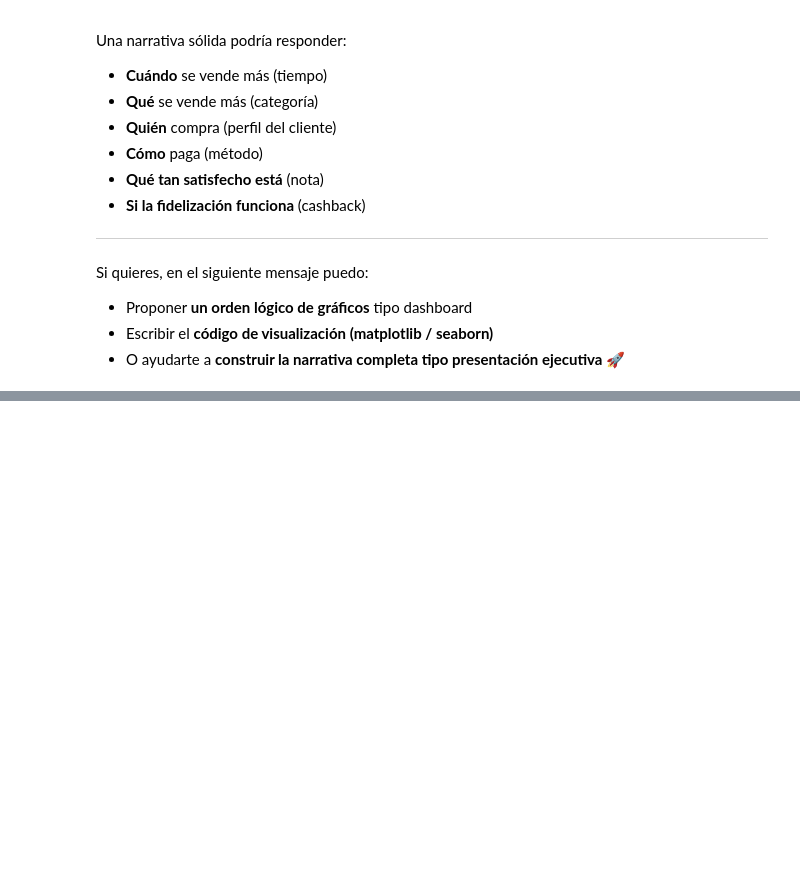
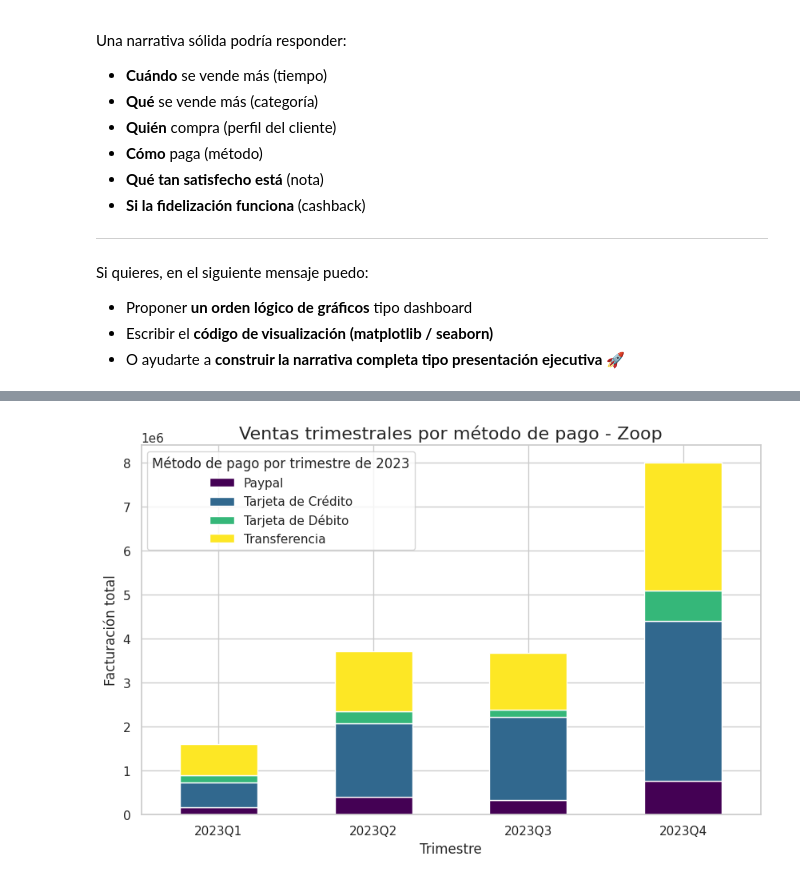
Before and after one commit to dpenamoya-ops/IA-aplicada-a-ciencia-de-datos, a Jupyter notebook: IA_aplicada_a_ciencia_de_datos.ipynb, the cells around one changed output, grey strips where cells are left out. Cells and saved outputs as stored; diff of their text form; code cells hidden in the pictures; blank space fills up the shorter version.

```diff
--- a/IA_aplicada_a_ciencia_de_datos.ipynb
+++ b/IA_aplicada_a_ciencia_de_datos.ipynb
@@ -569,0 +857,20 @@ Si quieres, en el siguiente mensaje puedo:
+# %%
+# Crear columna de trimestre
+df["trimestre"] = df["fecha"].dt.to_period("Q").astype(str)
+
+# Agrupar facturación por trimestre y método de pago
+ventas_trimestre = (
+    df.groupby(["trimestre", "metodo_pago"])["facturacion"]
+    .sum()
+    .reset_index()
+
+)
+
+# Transformar a formato ancho para barras apiladas
+ventas_trimestre_pivot = ventas_trimestre.pivot(
+    index="trimestre",
+    columns="metodo_pago",
+    values="facturacion"
+)
+
+ventas_trimestre_pivot
@@ -569,0 +884,19 @@ Si quieres, en el siguiente mensaje puedo:
+# %%
+# Crear gráfico de barras apiladas
+ventas_trimestre_pivot.plot(
+    kind="bar",
+    stacked=True,
+    figsize=(10, 6),
+    colormap="viridis"
+)
+
+plt.title("Ventas trimestrales por método de pago - Zoop", fontsize=16)
+plt.xlabel("Trimestre", fontsize=12)
+plt.ylabel("Facturación total", fontsize=12)
+
+plt.legend(title="Método de pago por trimestre de 2023")
+plt.xticks(rotation=0)
+
+plt.show()
+# %% [output]
+[figure, added]
```
Also changed, not shown: parts of 29 cells of this notebook.
